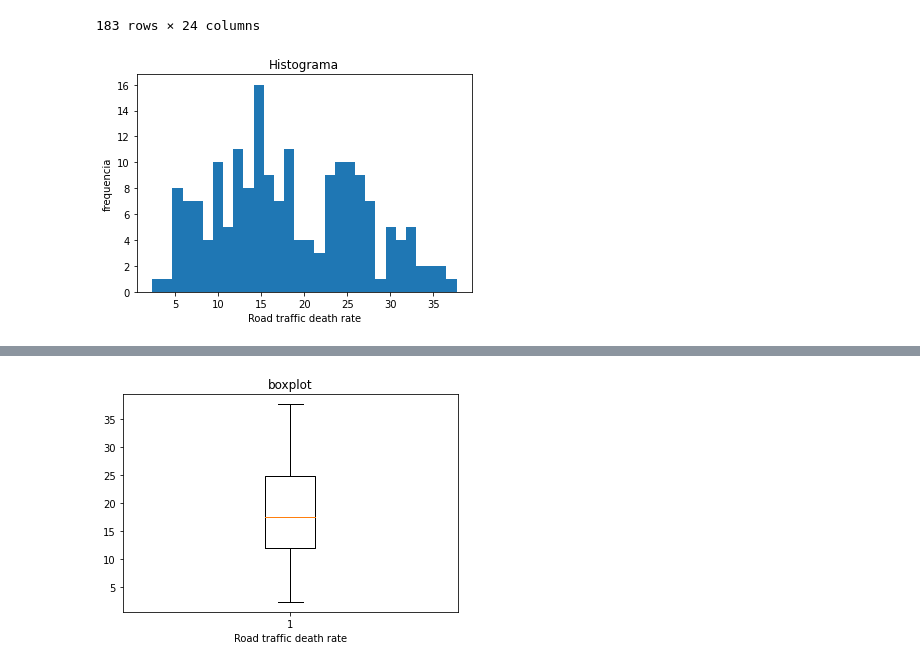
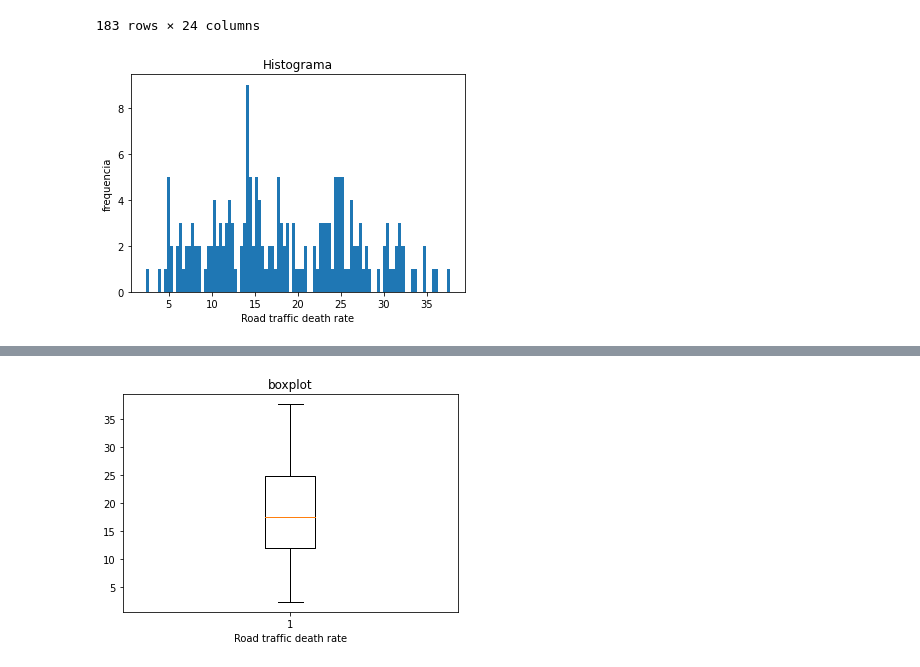
Before and after one commit to iglosiggio/metnum-tp3, a Jupyter notebook: notebooks/analisis_exploratorio_de_datos.ipynb, the cells around one changed output, grey strips where cells are left out. Drawn from its saved outputs; the diff is of its cells as text; code cells hidden in the pictures.

```diff
--- a/notebooks/analisis_exploratorio_de_datos.ipynb
+++ b/notebooks/analisis_exploratorio_de_datos.ipynb
@@ -224,18 +245,18 @@ df
 | 182 | 192 | Zimbabwe | 50.48750 | NaN | 26.5625 | 4.482000 | 20.364271 | ... |
 183 rows × 24 columns
 # %%
-plt.hist(df['Road traffic death rate'], 30)
+plt.hist(df['Road traffic death rate'], 100)
 plt.ylabel('frequencia')
 plt.xlabel('Road traffic death rate')
 plt.title('Histograma')
 plt.savefig('Histograma_Road_traffic_death_rate.pdf')
 plt.show()
 
-plt.hist(df['Suicide rate'], 30)
+plt.hist(df['Suicide rate'], 100)
 plt.ylabel('frequencia')
 plt.xlabel('Suicide rate')
 plt.title('Histograma')
 plt.savefig('Histograma_Suicide_rate.pdf')
 plt.show()
 # %% [output]
-[figure, old version]
+[figure, new version]
```
Also changed, not shown: parts of 8 cells of this notebook.
